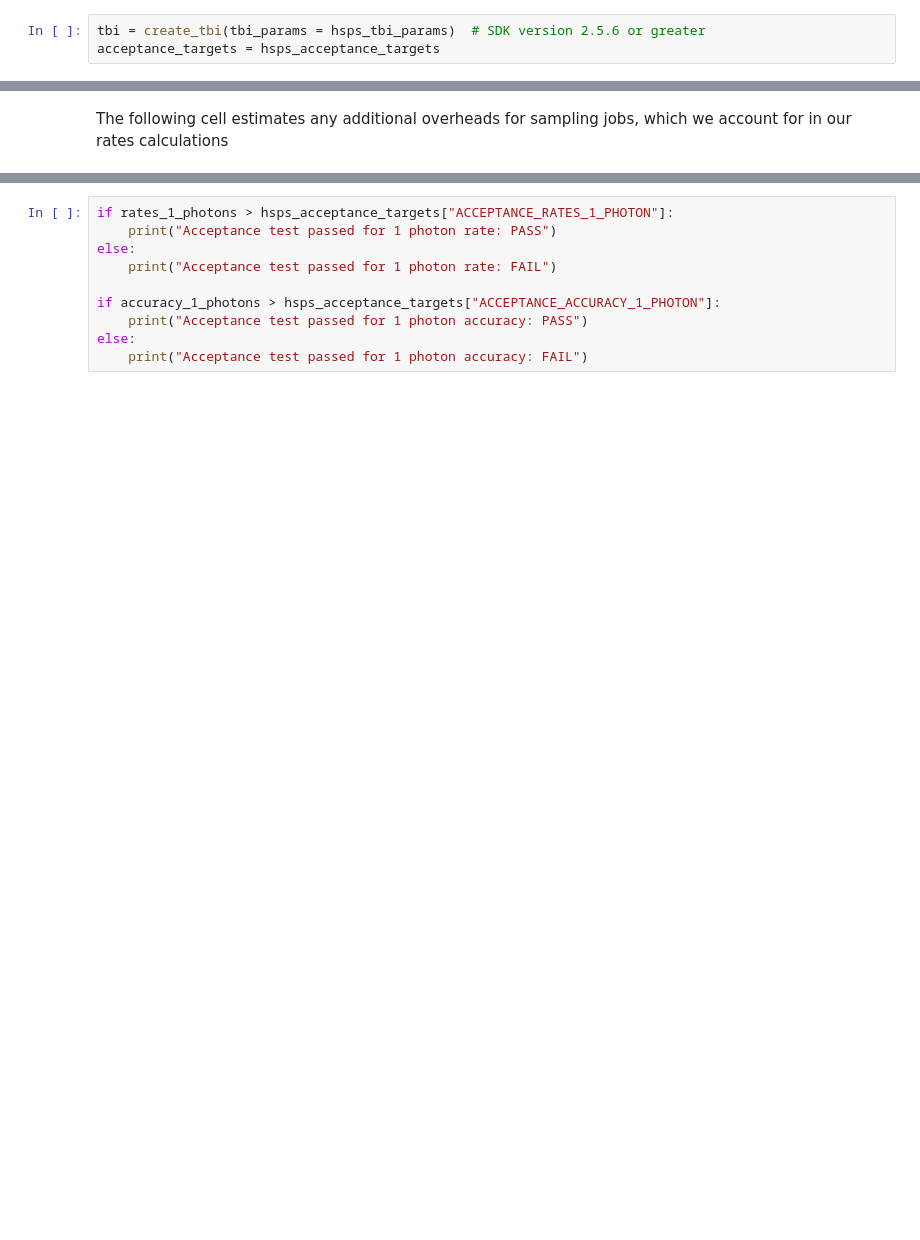
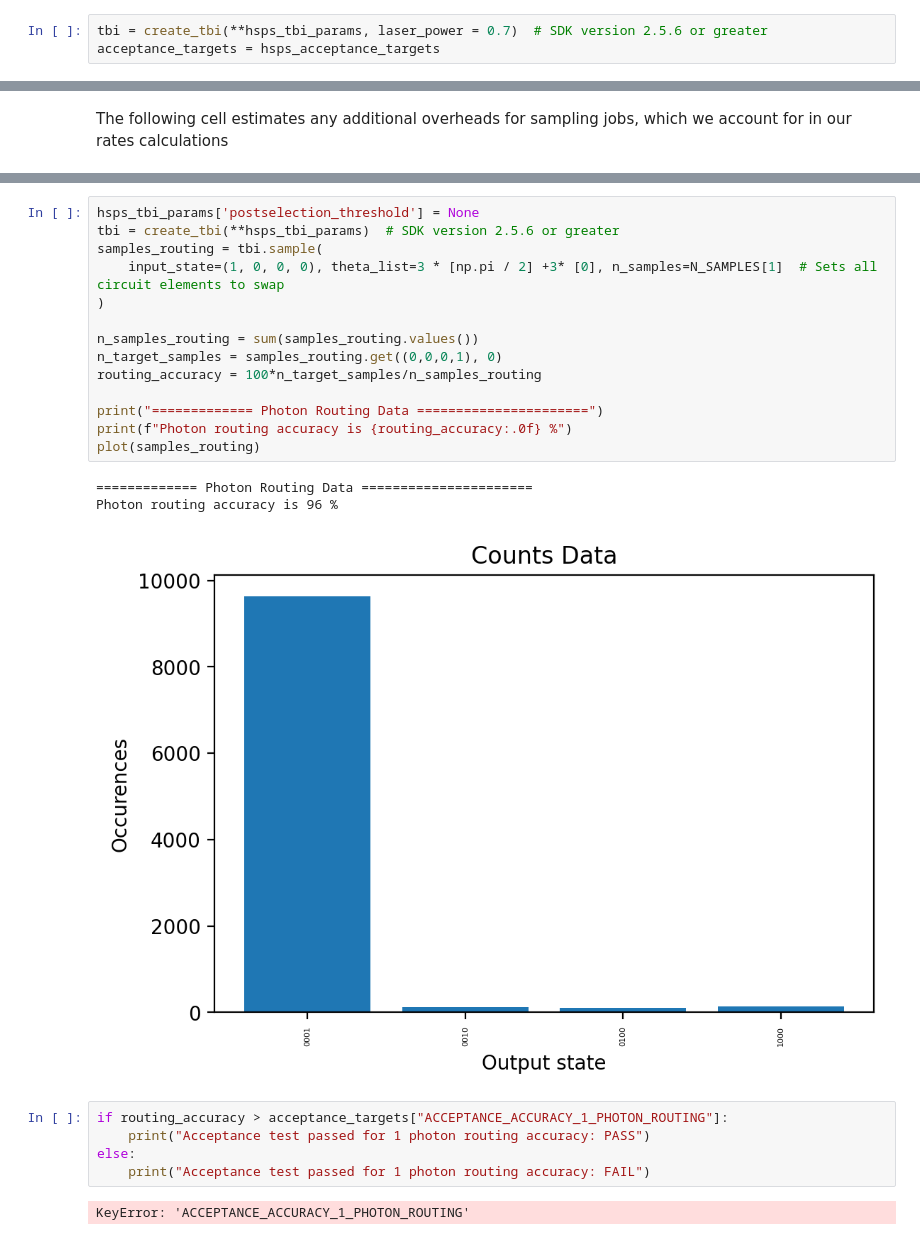
Before and after one commit to orcacomputing/neptune-acceptance-nb, a Jupyter notebook: neptune_acceptance_nb.ipynb, the cells around one changed output, grey strips where cells are left out. Saved outputs shown, nothing was run; the diff lists cells and outputs as text; blank space fills up the shorter version.

```diff
--- a/neptune_acceptance_nb.ipynb
+++ b/neptune_acceptance_nb.ipynb
@@ -216,7 +228,7 @@ else:
 # A2 Heralded Single Photon Source Acceptance Tests
 The following cells will test the performance of the Heralded single-photon source light source Boson Sampling System.
 # %%
-tbi = create_tbi(tbi_params = hsps_tbi_params)  # SDK version 2.5.6 or greater
+tbi = create_tbi(**hsps_tbi_params, laser_power = 0.7)  # SDK version 2.5.6 or greater
 acceptance_targets = hsps_acceptance_targets
 # %% [markdown]
 This cell runs a single sample request for 1 photon. This eliminates any overheads due to re-calibration of the quantum processors or just in time compilation.
@@ -267,10 +336,25 @@ plot(samples_1_photons)
+# %%
+hsps_tbi_params['postselection_threshold'] = None
+tbi = create_tbi(**hsps_tbi_params)  # SDK version 2.5.6 or greater
+samples_routing = tbi.sample(
+    input_state=(1, 0, 0, 0), theta_list=3 * [np.pi / 2] +3* [0], n_samples=N_SAMPLES[1]  # Sets all circuit elements to swap
+)
+
+n_samples_routing = sum(samples_routing.values())
+n_target_samples = samples_routing.get((0,0,0,1), 0)
+routing_accuracy = 100*n_target_samples/n_samples_routing
+
+print("============= Photon Routing Data ======================")
+print(f"Photon routing accuracy is {routing_accuracy:.0f} %")
+plot(samples_routing)
+# %% [output]
+============= Photon Routing Data ======================
+Photon routing accuracy is 96 %
+[figure, added]
 # %%
-if rates_1_photons > hsps_acceptance_targets["ACCEPTANCE_RATES_1_PHOTON"]:
-    print("Acceptance test passed for 1 photon rate: PASS")
+if routing_accuracy > acceptance_targets["ACCEPTANCE_ACCURACY_1_PHOTON_ROUTING"]:
+    print("Acceptance test passed for 1 photon routing accuracy: PASS")
 else:
-    print("Acceptance test passed for 1 photon rate: FAIL")
-
-if accuracy_1_photons > hsps_acceptance_targets["ACCEPTANCE_ACCURACY_1_PHOTON"]:
-    print("Acceptance test passed for 1 photon accuracy: PASS")
-else:
-    print("Acceptance test passed for 1 photon accuracy: FAIL")
+    print("Acceptance test passed for 1 photon routing accuracy: FAIL")
+# %% [output]
+KeyError: 'ACCEPTANCE_ACCURACY_1_PHOTON_ROUTING'
```
Also changed, not shown: parts of 41 cells of this notebook, 1 other file.
